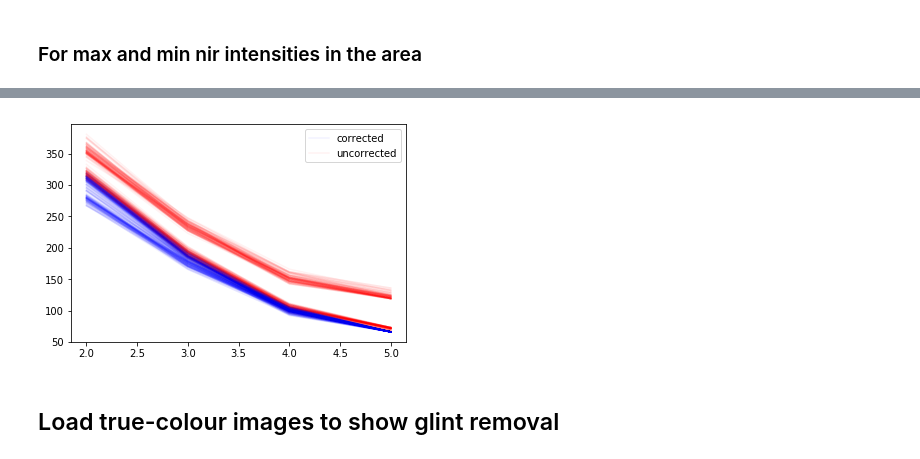
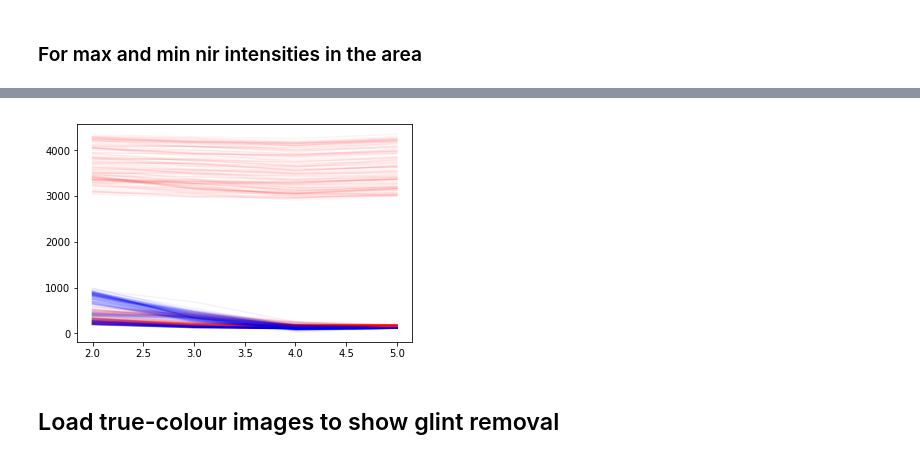
Before and after one commit to taslandcover/dea-notebooks, a Jupyter notebook: Glint/Hedley_2005_glint_correction.ipynb, the cells around one changed output, grey strips where cells are left out. Drawn from its saved outputs; the diff is of its cells as text; code cells hidden in the pictures.

```diff
--- a/Glint/Hedley_2005_glint_correction.ipynb
+++ b/Glint/Hedley_2005_glint_correction.ipynb
@@ -55,3 +55,22 @@ image = 0
+# %%
+# Enter details of the imagery that you are interested in here.
+
+# Area of interest:
+lat_min = -23.42 #up
+lat_max = -23.52 #down
+lon_min = 152.00 #left
+lon_max = 152.10 #right
+
+# Product (eg. 'ls8_nbar_albers'), and related pixel quality (pq) product (eg. 'ls8_pq_albers')
+product = 'ls8_nbar_albers'
+pq_product = 'ls8_pq_albers'
+
+# Time range of interest ('yyyy-mm-dd')
+start = '2015-01-01'
+end = '2016-01-01'
+
+# Image to correct for glint within specified time range (numbered by date order, first image = 0)
+image = 1
 # %% [markdown]
 ## Load bands and correct for no data pixels, cloud, and image overlap
 # %%
@@ -198,6 +232,7 @@ True
 
 #find the 'wkt' for GDA94 Albers Equal Area
 import osr
+import gdal
 srs = osr.SpatialReference()
 srs.ImportFromEPSG(3577)
 prj_wkt = srs.ExportToWkt()
@@ -253,5 +288,5 @@ def rasterize_vector(input_data, cols, rows, geo_transform,
     return out_array
 
 #rasterize vector
-raster_shapefile = rasterize_vector("/g/data/u46/users/ah3144/dea-notebooks/Glint_Albers.shp", height, width, transform,
+raster_deep_water_area = rasterize_vector("/g/data/u46/users/ah3144/dea-notebooks/Glint/deep_water_area.shp", height, width, transform,
                      prj_wkt, raster_path=None)
@@ -711,12 +775,12 @@ print (minmax_uncorr)
 # %%
 # Plot both the uncorrected data (red) and the corrected data (blue)
 
 for i in range (200):
     plt.plot(landsat_bands, (np.transpose(minmax_corr))[:,i], color = 'blue', alpha = 0.05, label = "corrected")
     plt.plot(landsat_bands, (np.transpose(minmax_uncorr))[:,i], color = 'red', alpha = 0.05, label = "uncorrected")
-    plt.legend()
+# plt.legend()
 # %% [output]
-[figure, old version]
+[figure, new version]
 # %% [markdown]
 ## Load true-colour images to show glint removal
 # %% [markdown]
```
Also changed, not shown: parts of 26 cells of this notebook.
